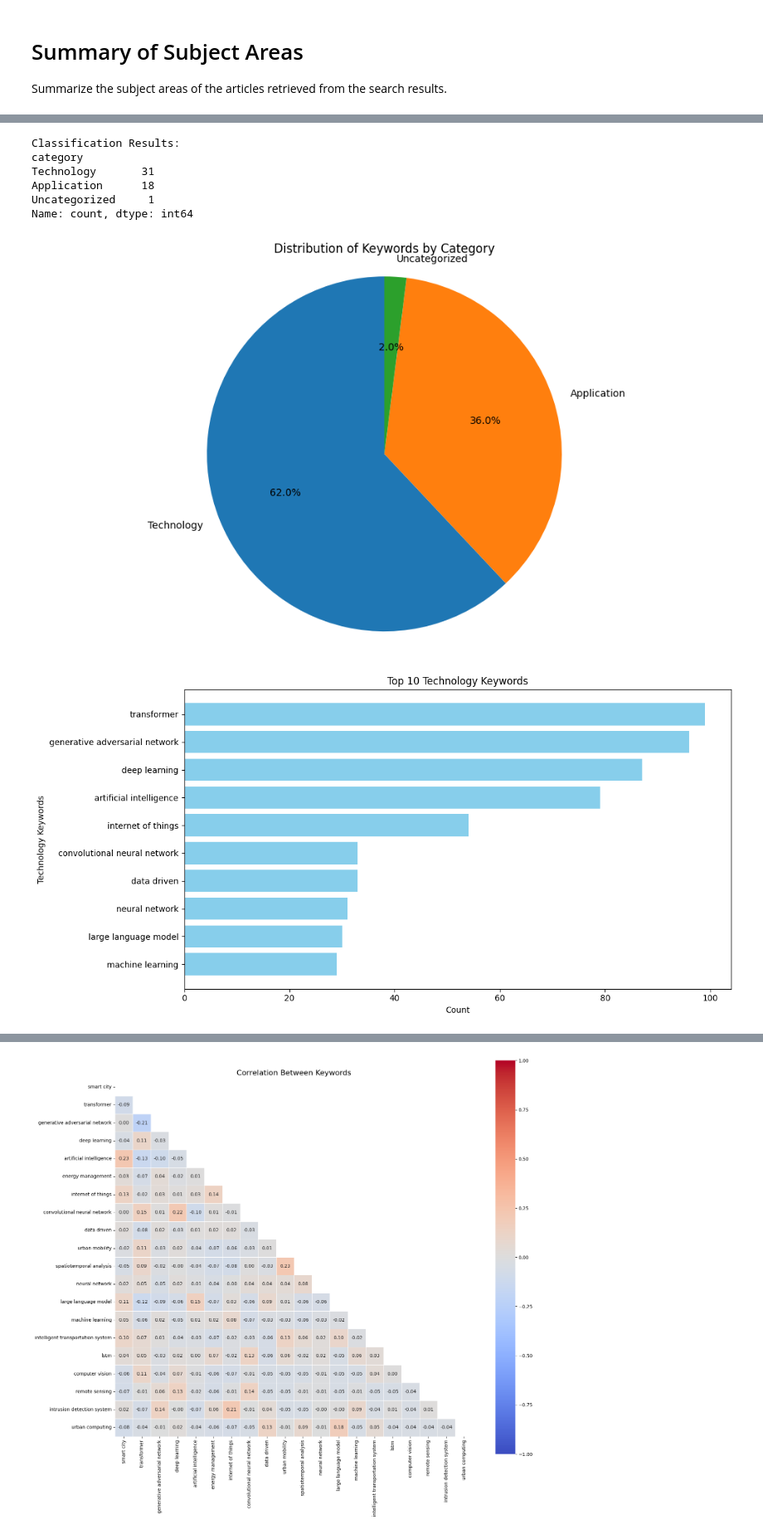
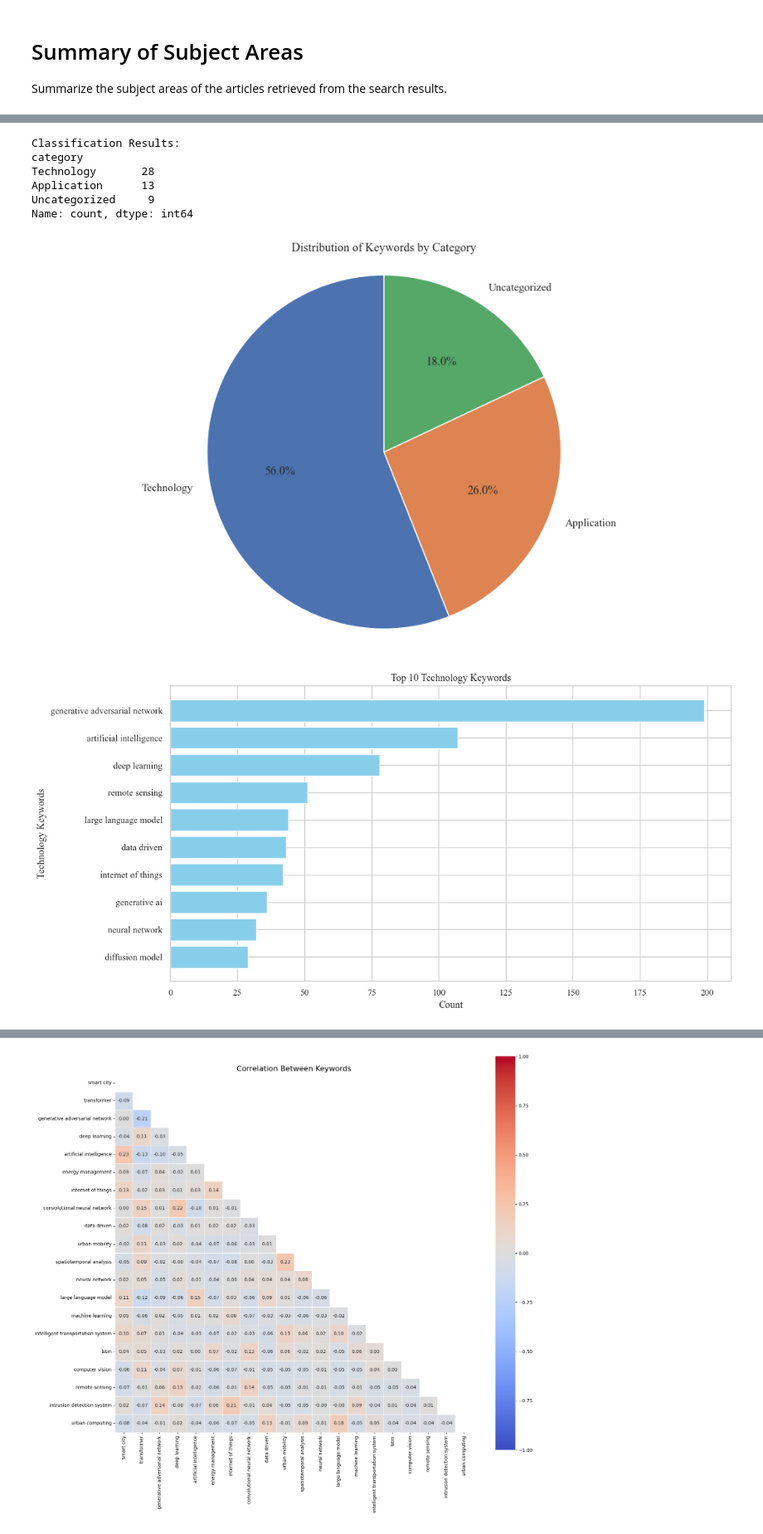
Before and after one commit to les2feup/genai-smartcity, a Jupyter notebook: notebooks/03-Overall_Survey_Analysis.ipynb, the cells around one changed output, grey strips where cells are left out. Shown at 83% size. Cells and saved outputs as stored; diff of their text form; code cells hidden in the pictures.

```diff
--- a/notebooks/03-Overall_Survey_Analysis.ipynb
+++ b/notebooks/03-Overall_Survey_Analysis.ipynb
@@ -15,0 +19,7 @@ with open('../data/02_document_search_results.json') as f:
+# %%
+with open('../data/02_document_search_results.json', 'r', encoding='utf-8') as f:
+        unique_docs = json.load(f)
+
+# Print basic info about the loaded data
+print(f"Loaded {len(unique_docs)} unique documents")
+print(f"Sample document keys: {list(unique_docs[0].keys())}")
@@ -282,7 +295,7 @@ Top 5 most common subject area pairs:
 import re
 
 # Load the patterns from JSON
-with open("../data/keywords_regex.json", "r") as f:
+with open("../data/config/keywords_regex.json", "r") as f:
     patterns = json.load(f)
 
 # Add this after loading the JSON to debug patterns
@@ -341,8 +354,8 @@ keyword_counts = Counter(all_keywords)
 
 print(f"Total unique keywords after normalization: {len(keyword_counts)}")
 
-with open("../data/04_author_keywords_normalized.json", "w") as f:
-    json.dump(keyword_counts, f, indent=2, sort_keys=True)
+# with open("../data/04_author_keywords_normalized.json", "w") as f:
+#     json.dump(keyword_counts, f, indent=2, sort_keys=True)
 
 # Get top 50 keywords by frequency
 top_keywords = keyword_counts.most_common(50)
@@ -383,6 +396,6 @@ plt.tight_layout()
 plt.show()
 
 # Save Top50 keywords to a file
-with open("../data/05_top_50_keywords.json", "w") as f:
-    json.dump(top_keywords, f, indent=2, sort_keys=True)
+# with open("../data/05-top_50_keywords.json", "w") as f:
+#     json.dump(top_keywords, f, indent=2, sort_keys=True)
 # %% [output]
@@ -394,14 +407,14 @@ import numpy as np
 import json
 
 # Load the keywords data
-with open(
-    "/Users/joaocarlos/Developer/Projects/genai-smartcity/data/05_top_50_keywords.json",
-    "r",
-) as f:
-    keywords_data = json.load(f)
+# with open(
+#     "/Users/joaocarlos/Developer/Projects/genai-smartcity/data/05_top_50_keywords.json",
+#     "r",
+# ) as f:
+#     keywords_data = json.load(f)
 
 # Create a DataFrame
-keywords_df = pd.DataFrame(keywords_data, columns=["keyword", "count"])
+keywords_df = pd.DataFrame(top_keywords, columns=["keyword", "count"])
 
 # Define the classification dictionaries
 technology_keywords = [
@@ -487,35 +500,35 @@ plt.pie(category_counts, labels=category_counts.index, autopct="%1.1f%%", starta
 plt.title("Distribution of Keywords by Category")
 plt.axis("equal")
 plt.tight_layout()
 plt.show()
 
 # Plot top 10 technology keywords
 plt.figure(figsize=(12, 6))
 tech_top10 = tech_df.nlargest(10, "count")
 plt.barh(tech_top10["keyword"], tech_top10["count"], color="skyblue")
 plt.xlabel("Count")
 plt.ylabel("Technology Keywords")
 plt.title("Top 10 Technology Keywords")
 plt.gca().invert_yaxis()  # To have highest count at the top
 plt.tight_layout()
 plt.show()
 
 # Plot top 10 application keywords
 plt.figure(figsize=(12, 6))
 app_top10 = app_df.nlargest(10, "count")
 plt.barh(app_top10["keyword"], app_top10["count"], color="lightgreen")
 plt.xlabel("Count")
 plt.ylabel("Application Keywords")
 plt.title("Top 10 Application Keywords")
 plt.gca().invert_yaxis()  # To have highest count at the top
 plt.tight_layout()
 plt.show()
 # %% [output]
 Classification Results:
 category
-Technology       31
-Application      18
-Uncategorized     1
+Technology       28
+Application      13
+Uncategorized     9
 Name: count, dtype: int64
-[figure, old version]
+[figure, new version]
-[figure, old version]
+[figure, new version]
```
Also changed, not shown: parts of 13 cells of this notebook, 12 other files.
